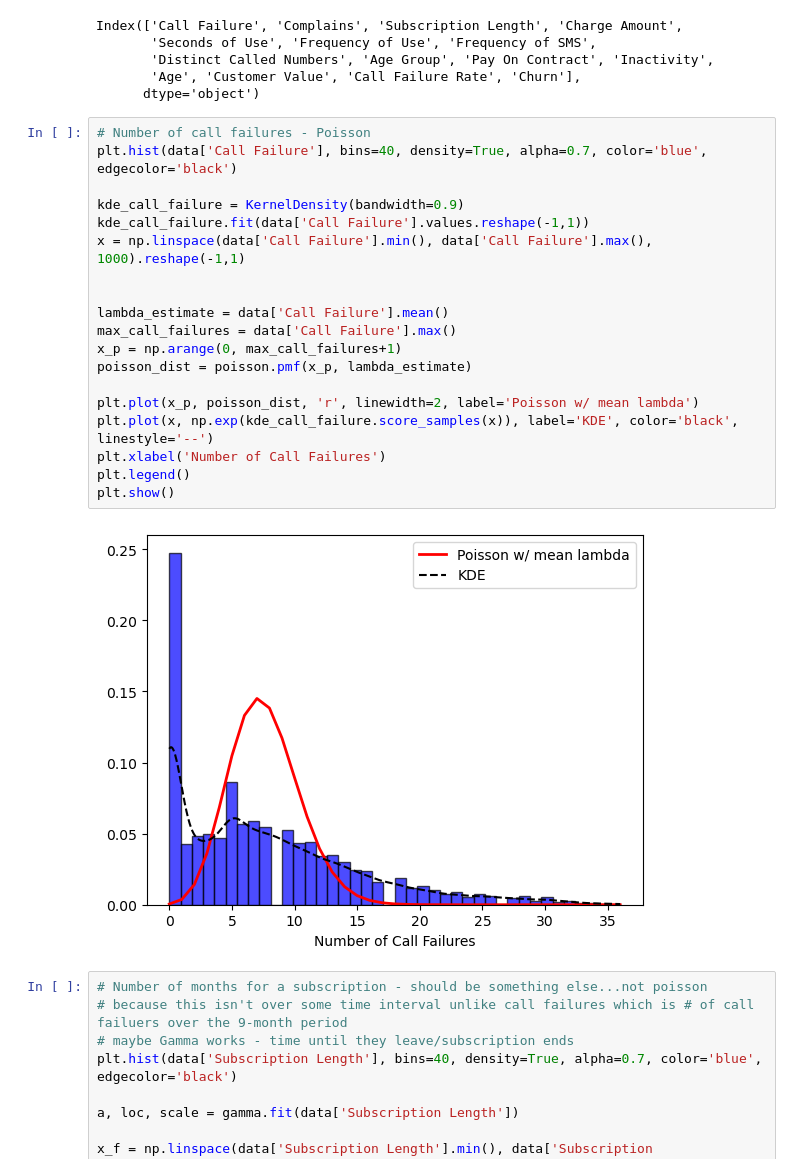
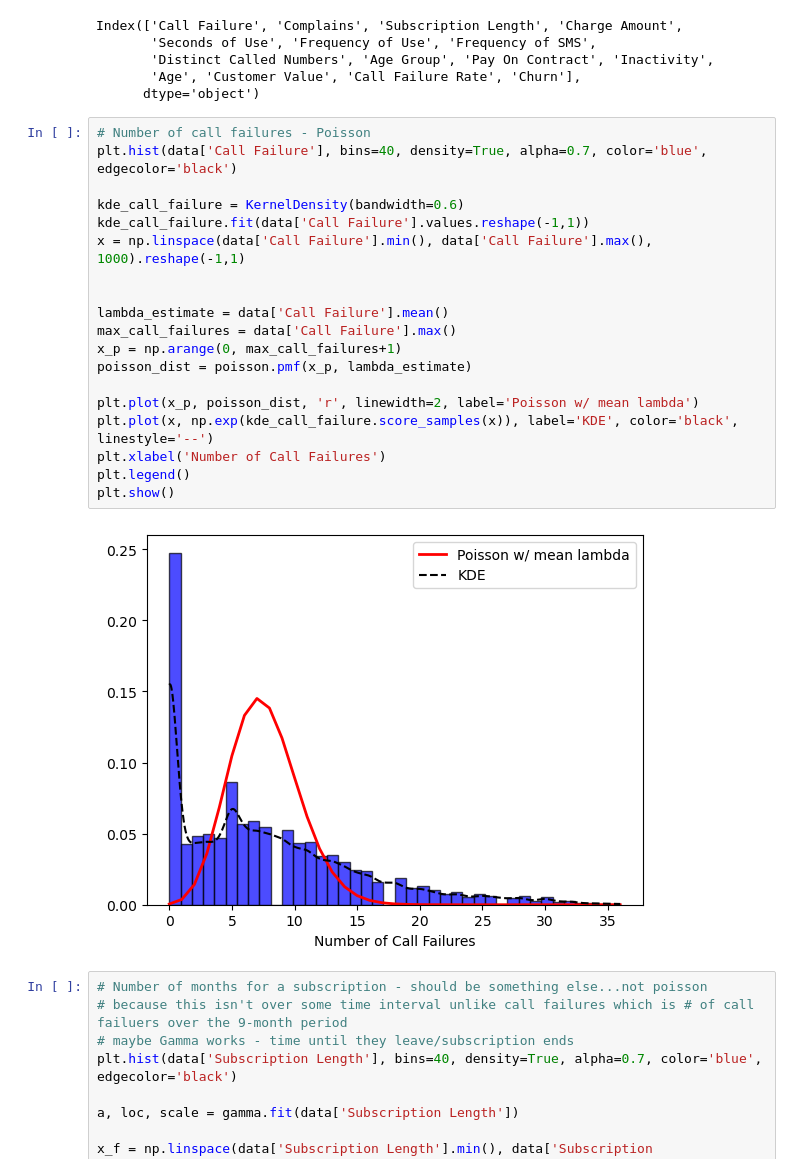
Before and after one commit to Dhunsheth/customer-churn-analysis, a Jupyter notebook: project_code.ipynb, the cells around one changed output. Drawn from its saved outputs; the diff is of its cells as text.

```diff
--- a/project_code.ipynb
+++ b/project_code.ipynb
@@ -180,24 +184,24 @@ Index(['Call Failure', 'Complains', 'Subscription Length', 'Charge Amount',
 # %%
 # Number of call failures - Poisson
 plt.hist(data['Call Failure'], bins=40, density=True, alpha=0.7, color='blue', edgecolor='black')
 
-kde_call_failure = KernelDensity(bandwidth=0.9)
+kde_call_failure = KernelDensity(bandwidth=0.6)
 kde_call_failure.fit(data['Call Failure'].values.reshape(-1,1))
 x = np.linspace(data['Call Failure'].min(), data['Call Failure'].max(), 1000).reshape(-1,1)
 
 
 lambda_estimate = data['Call Failure'].mean()
 max_call_failures = data['Call Failure'].max()
 x_p = np.arange(0, max_call_failures+1)
 poisson_dist = poisson.pmf(x_p, lambda_estimate)
 
 plt.plot(x_p, poisson_dist, 'r', linewidth=2, label='Poisson w/ mean lambda')
 plt.plot(x, np.exp(kde_call_failure.score_samples(x)), label='KDE', color='black', linestyle='--')
 plt.xlabel('Number of Call Failures')
 plt.legend()
 plt.show()
 # %% [output]
-[figure, old version]
+[figure, new version]
 # %%
 # Number of months for a subscription - should be something else...not poisson
 # because this isn't over some time interval unlike call failures which is # of call failuers over the 9-month period
```
Also changed, not shown: parts of 36 cells of this notebook.
